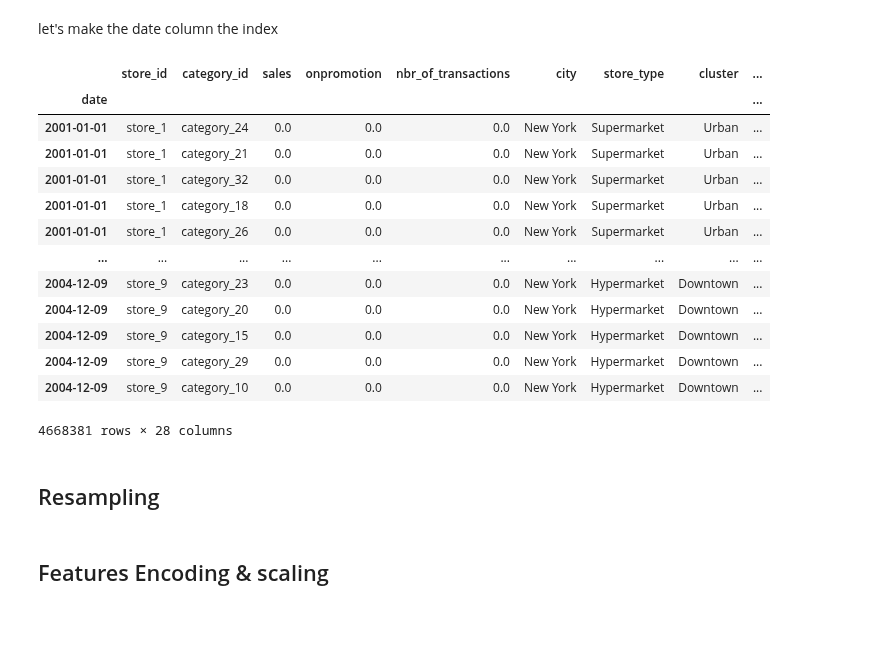
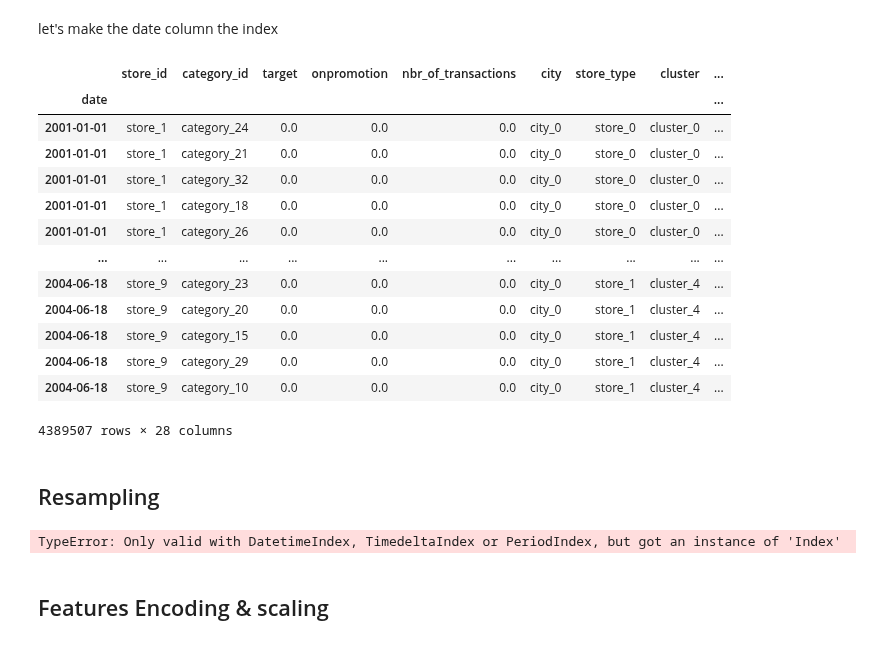
Before and after one commit to ikoghoemmanuell/Grocery-Store-Forecasting-Challenge-For-Azubian, a Jupyter notebook: dev/notebooks/sales.ipynb, the cells around one changed output. Cells and saved outputs as stored; diff of their text form; code cells hidden in the pictures.

```diff
--- a/dev/notebooks/sales.ipynb
+++ b/dev/notebooks/sales.ipynb
@@ -1068,22 +687,26 @@ merged3_test.set_index('date', inplace=True)
-# %%
-merged3
-# %% [output]
-|  | store_id | category_id | sales | onpromotion | nbr_of_transactions | city | store_type | cluster | ... |
-| date |  |  |  |  |  |  |  |  | ... |
-| 2001-01-01 | store_1 | category_24 | 0.0 | 0.0 | 0.0 | New York | Supermarket | Urban | ... |
-| 2001-01-01 | store_1 | category_21 | 0.0 | 0.0 | 0.0 | New York | Supermarket | Urban | ... |
-| 2001-01-01 | store_1 | category_32 | 0.0 | 0.0 | 0.0 | New York | Supermarket | Urban | ... |
-| 2001-01-01 | store_1 | category_18 | 0.0 | 0.0 | 0.0 | New York | Supermarket | Urban | ... |
-| 2001-01-01 | store_1 | category_26 | 0.0 | 0.0 | 0.0 | New York | Supermarket | Urban | ... |
-| ... | ... | ... | ... | ... | ... | ... | ... | ... | ... |
-| 2004-12-09 | store_9 | category_23 | 0.0 | 0.0 | 0.0 | New York | Hypermarket | Downtown | ... |
-| 2004-12-09 | store_9 | category_20 | 0.0 | 0.0 | 0.0 | New York | Hypermarket | Downtown | ... |
-| 2004-12-09 | store_9 | category_15 | 0.0 | 0.0 | 0.0 | New York | Hypermarket | Downtown | ... |
-| 2004-12-09 | store_9 | category_29 | 0.0 | 0.0 | 0.0 | New York | Hypermarket | Downtown | ... |
-| 2004-12-09 | store_9 | category_10 | 0.0 | 0.0 | 0.0 | New York | Hypermarket | Downtown | ... |
-4668381 rows × 28 columns
+# %%
+train
+# %% [output]
+|  | store_id | category_id | target | onpromotion | nbr_of_transactions | city | store_type | cluster | ... |
+| date |  |  |  |  |  |  |  |  | ... |
+| 2001-01-01 | store_1 | category_24 | 0.0 | 0.0 | 0.0 | city_0 | store_0 | cluster_0 | ... |
+| 2001-01-01 | store_1 | category_21 | 0.0 | 0.0 | 0.0 | city_0 | store_0 | cluster_0 | ... |
+| 2001-01-01 | store_1 | category_32 | 0.0 | 0.0 | 0.0 | city_0 | store_0 | cluster_0 | ... |
+| 2001-01-01 | store_1 | category_18 | 0.0 | 0.0 | 0.0 | city_0 | store_0 | cluster_0 | ... |
+| 2001-01-01 | store_1 | category_26 | 0.0 | 0.0 | 0.0 | city_0 | store_0 | cluster_0 | ... |
+| ... | ... | ... | ... | ... | ... | ... | ... | ... | ... |
+| 2004-06-18 | store_9 | category_23 | 0.0 | 0.0 | 0.0 | city_0 | store_1 | cluster_4 | ... |
+| 2004-06-18 | store_9 | category_20 | 0.0 | 0.0 | 0.0 | city_0 | store_1 | cluster_4 | ... |
+| 2004-06-18 | store_9 | category_15 | 0.0 | 0.0 | 0.0 | city_0 | store_1 | cluster_4 | ... |
+| 2004-06-18 | store_9 | category_29 | 0.0 | 0.0 | 0.0 | city_0 | store_1 | cluster_4 | ... |
+| 2004-06-18 | store_9 | category_10 | 0.0 | 0.0 | 0.0 | city_0 | store_1 | cluster_4 | ... |
+4389507 rows × 28 columns
 # %% [markdown]
 ## Resampling
+# %%
+weekly_df = train.resample('W').sum()
+# %% [output]
+TypeError: Only valid with DatetimeIndex, TimedeltaIndex or PeriodIndex, but got an instance of 'Index'
 # %% [markdown]
 ## Features Encoding & scaling
 # %%
```
Also changed, not shown: parts of 82 cells of this notebook.
